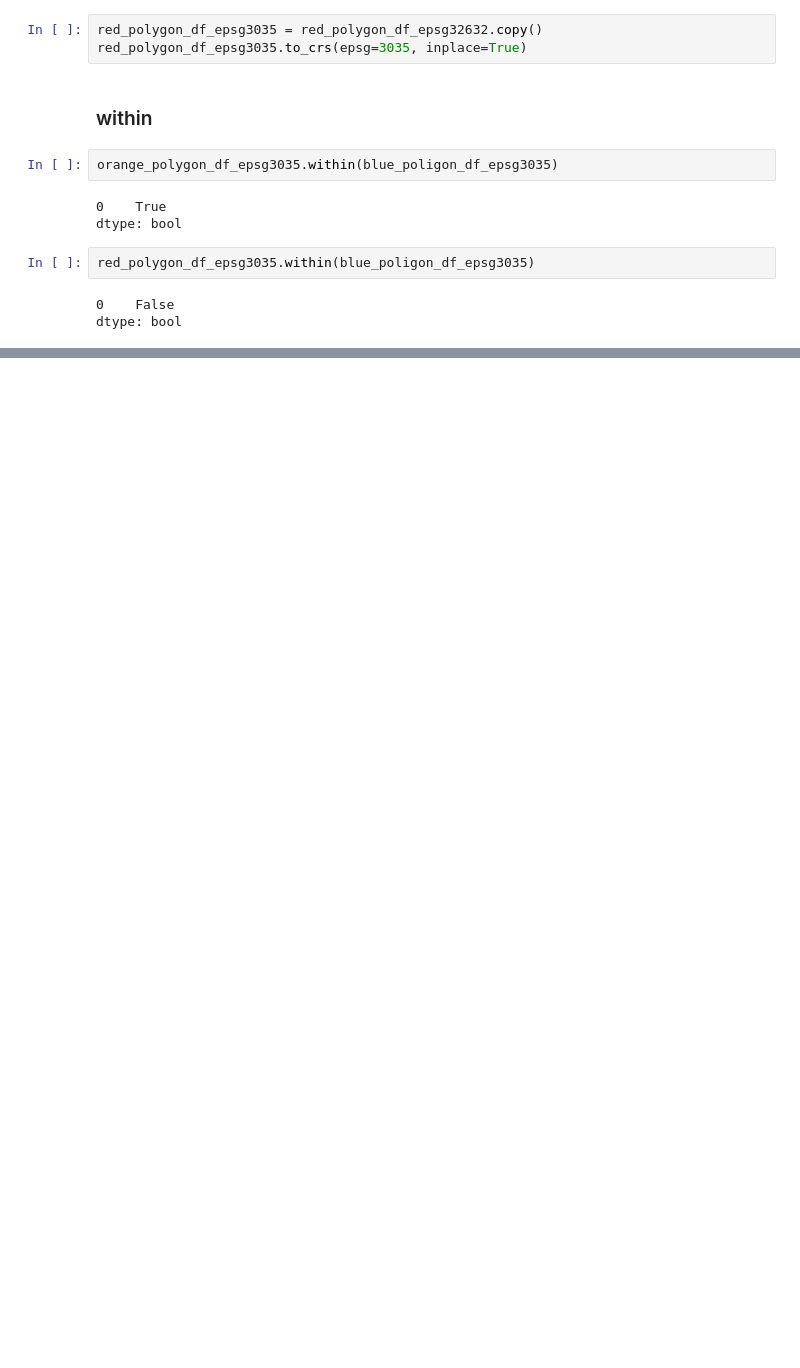
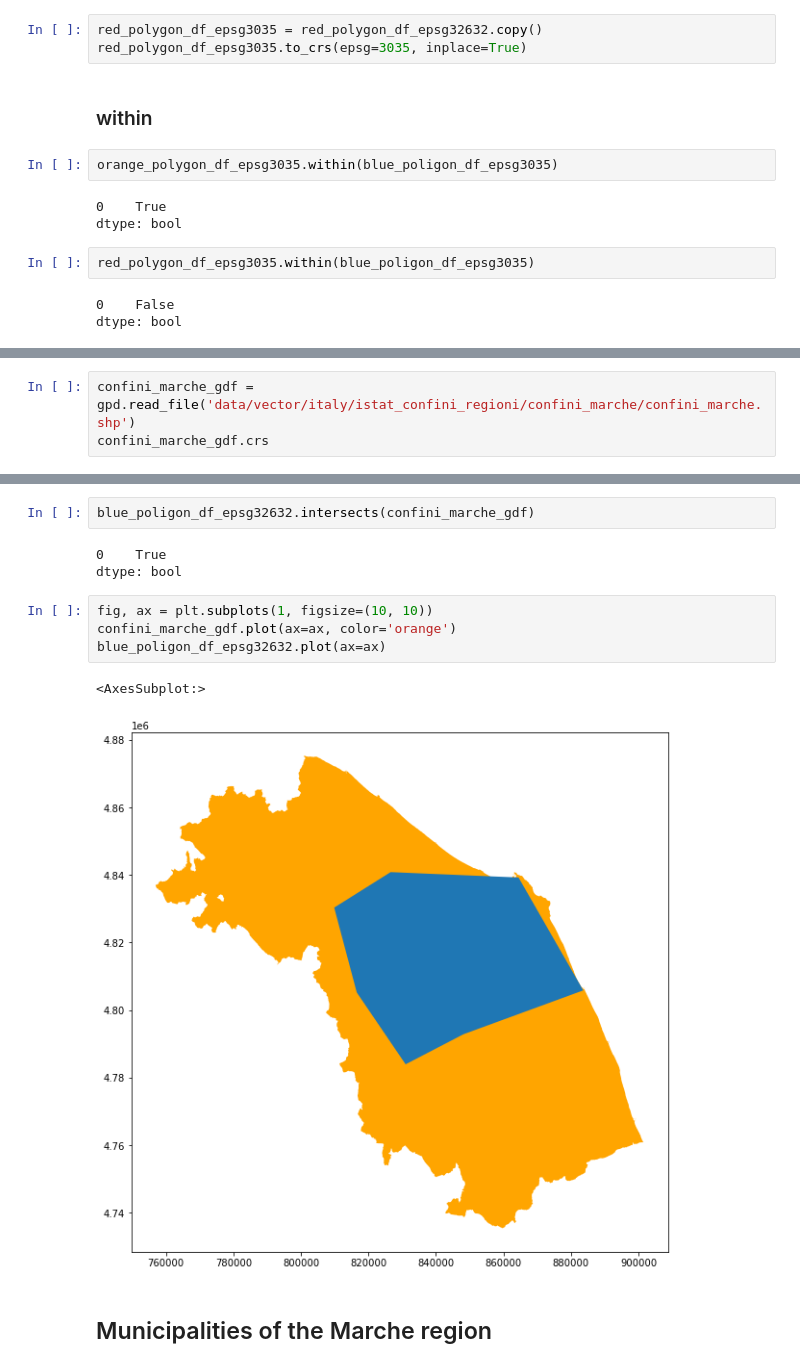
Before and after one commit to luigiselmi/geoscience, a Jupyter notebook: reprojection.ipynb, the cells around one changed output, grey strips where cells are left out. Cells and saved outputs as stored; diff of their text form; blank space fills up the shorter version.

```diff
--- a/reprojection.ipynb
+++ b/reprojection.ipynb
@@ -299,0 +399,3 @@ dtype: bool
+# %%
+confini_marche_gdf = gpd.read_file('data/vector/italy/istat_confini_regioni/confini_marche/confini_marche.shp')
+confini_marche_gdf.crs
@@ -299,0 +417,14 @@ dtype: bool
+# %%
+blue_poligon_df_epsg32632.intersects(confini_marche_gdf)
+# %% [output]
+0    True
+dtype: bool
+# %%
+fig, ax = plt.subplots(1, figsize=(10, 10))
+confini_marche_gdf.plot(ax=ax, color='orange')
+blue_poligon_df_epsg32632.plot(ax=ax)
+# %% [output]
+<AxesSubplot:>
+[figure, added]
+# %% [markdown]
+## Municipalities of the Marche region
```
Also changed, not shown: parts of 39 cells of this notebook.
